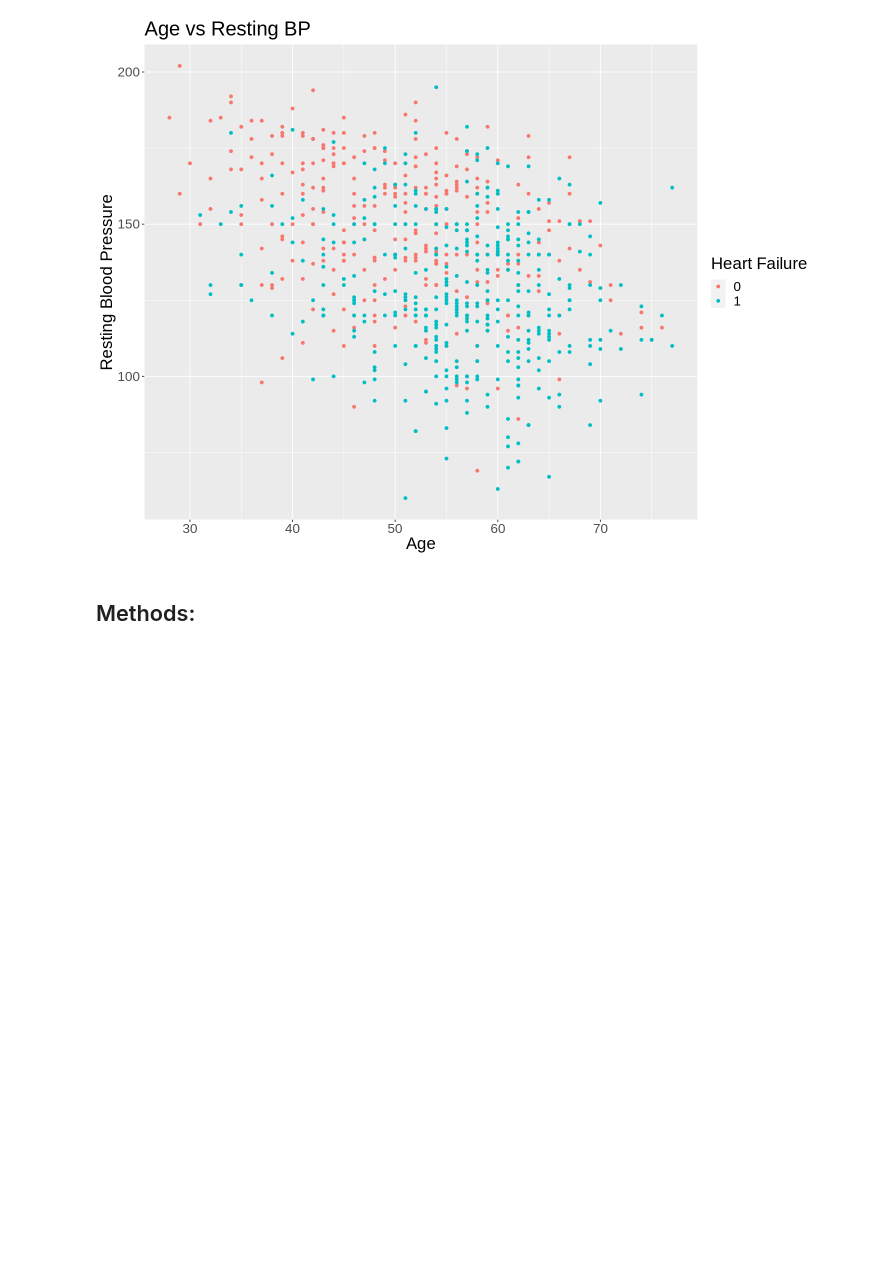
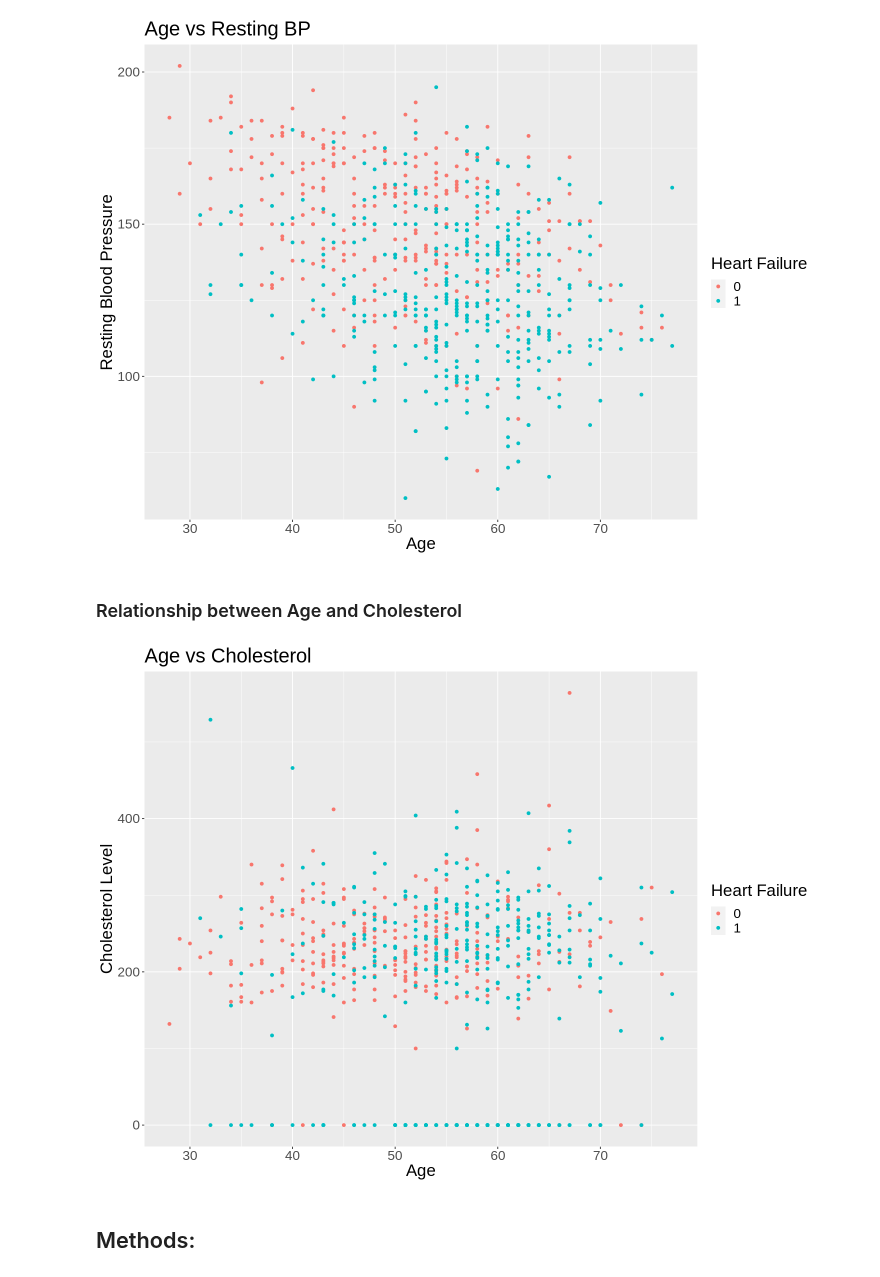
Before and after one commit to sara2815/Heart-Attack-Analysis, a Jupyter notebook: Group-43-Project.ipynb, the cells around one changed output. Drawn from its saved outputs; the diff is of its cells as text; code cells hidden in the pictures; blank space fills up the shorter version.

```diff
--- a/Group-43-Project.ipynb
+++ b/Group-43-Project.ipynb
@@ -213,6 +228,21 @@ agevsrestingbp_plot <- heart_train |>
 agevsrestingbp_plot
 # %% [output]
 [figure]
+# %% [markdown]
+### Relationship between Age and Cholesterol ###
+# %%
+options(repr.plot.width = 12, repr.plot.height = 9)
+
+agevscholesterol_plot <- heart_train |>
+    ggplot(aes( x = age , y = cholesterol, colour = heart_disease)) +
+    geom_point() +
+    labs(x = "Age", y = "Cholesterol Level", colour= "Heart Failure") +
+    ggtitle("Age vs Cholesterol") +
+    theme(text = element_text(size=20))
+
+agevscholesterol_plot
+# %% [output]
+[figure, added]
 # %% [markdown]
 ## Methods:
 # %% [markdown]
```
Also changed, not shown: parts of 2 cells of this notebook.
